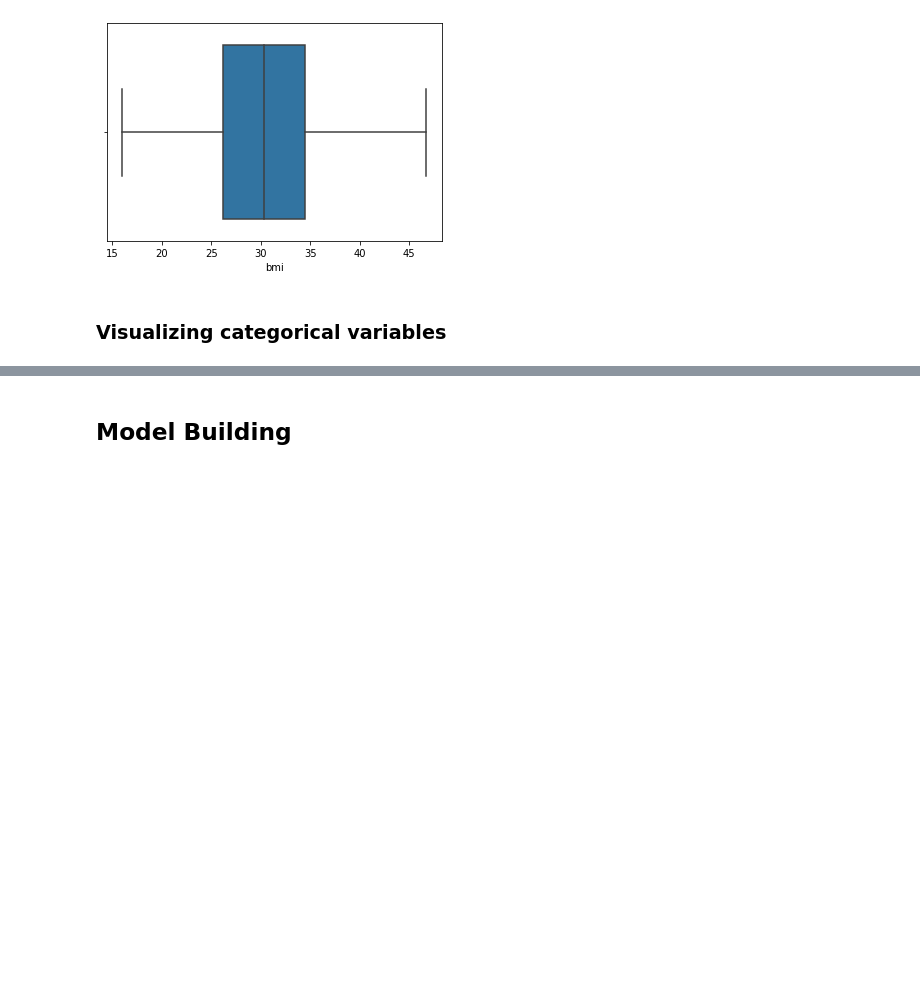
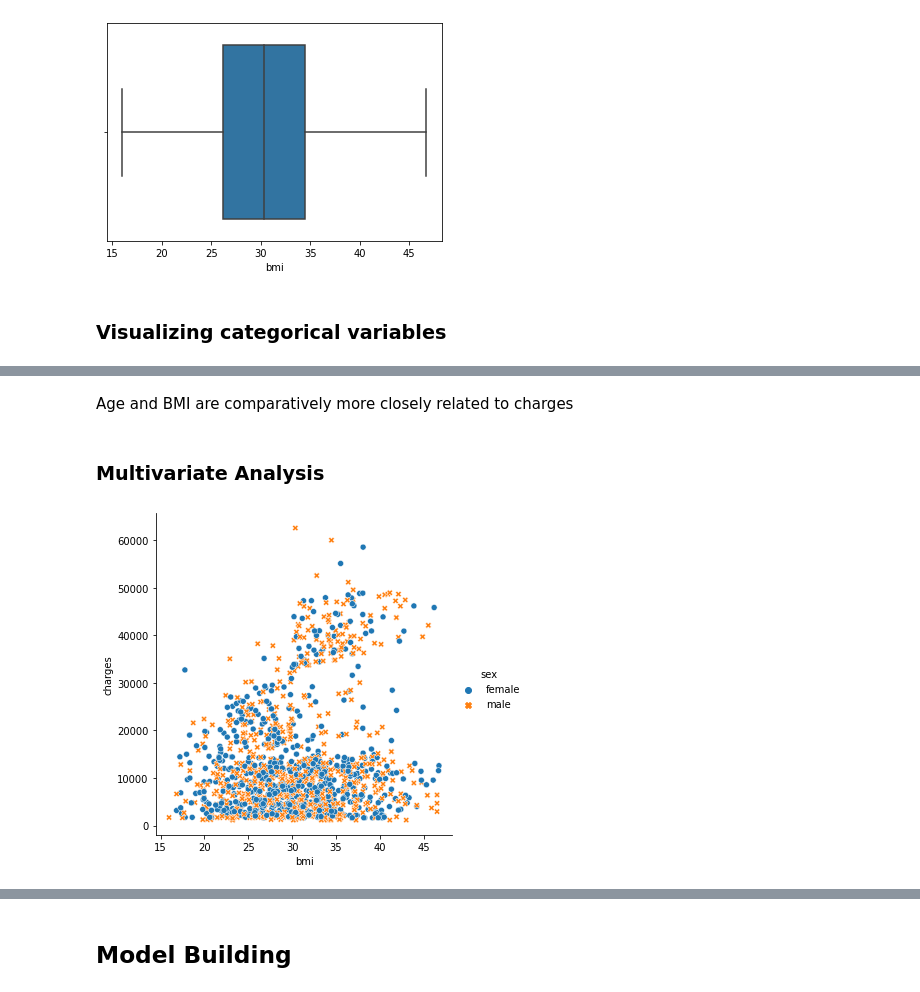
Before and after one commit to Snigdha171/PythonMiniProgramSeries, a Jupyter notebook: Health-Insurance-DataAnalysis/health_insurance_dataAnalysis.ipynb, the cells around one changed output, grey strips where cells are left out. Saved outputs shown, nothing was run; the diff lists cells and outputs as text; code cells hidden in the pictures; blank space fills up the shorter version.

```diff
--- a/Health-Insurance-DataAnalysis/health_insurance_dataAnalysis.ipynb
+++ b/Health-Insurance-DataAnalysis/health_insurance_dataAnalysis.ipynb
@@ -170,0 +200,8 @@ sns.boxplot(x = 'bmi', data = health_ins_df_clean)
+# %% [markdown]
+Age and BMI are comparatively more closely related to charges
+# %% [markdown]
+### **Multivariate Analysis**
+# %%
+sns.relplot(x="bmi", y="charges",hue="sex", style = "sex", data=health_ins_df_clean);
+# %% [output]
+[figure, added]
```
Also changed, not shown: parts of 6 cells of this notebook.
